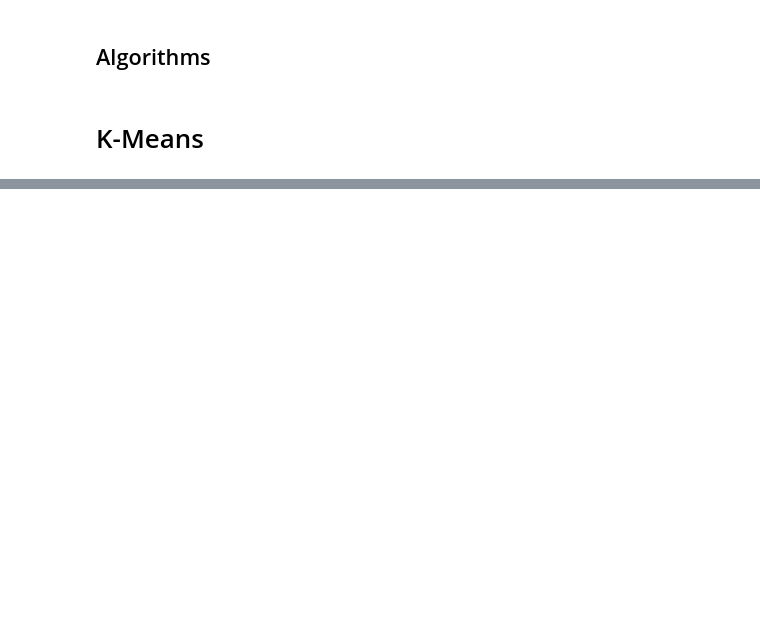
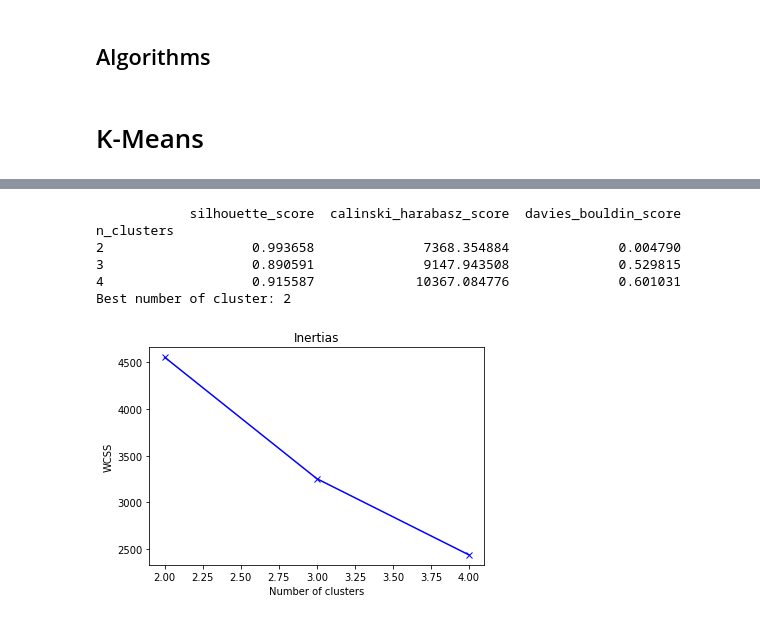
Before and after one commit to AT181903/YelpDatasetAnalysis, a Jupyter notebook: users_task.ipynb, the cells around one changed output, grey strips where cells are left out. Cells and saved outputs as stored; diff of their text form; code cells hidden in the pictures; blank space fills up the shorter version.

```diff
--- a/users_task.ipynb
+++ b/users_task.ipynb
@@ -212,0 +205,4 @@ for combination in every_combinations:
+# %%
+df_user_satisfaction_info = df_user[['compliment_list', 'compliment_cool', 'compliment_writer', 'compliment_funny', 'compliment_hot', 'compliment_cute', 'compliment_more', 'compliment_note', 'compliment_photos', 'compliment_plain', 'compliment_profile']].copy()
+
+df_user_satisfaction_info.head(5)
@@ -212,0 +216,10 @@ for combination in every_combinations:
+# %%
+df_cluster = score_plot_and_get_best(df_user_satisfaction_info)
+# %% [output]
+            silhouette_score  calinski_harabasz_score  davies_bouldin_score
+n_clusters
+2                   0.993658              7368.354884              0.004790
+3                   0.890591              9147.943508              0.529815
+4                   0.915587             10367.084776              0.601031
+Best number of cluster: 2
+[figure, added]
```
Also changed, not shown: parts of 21 cells of this notebook, 3 other files.
